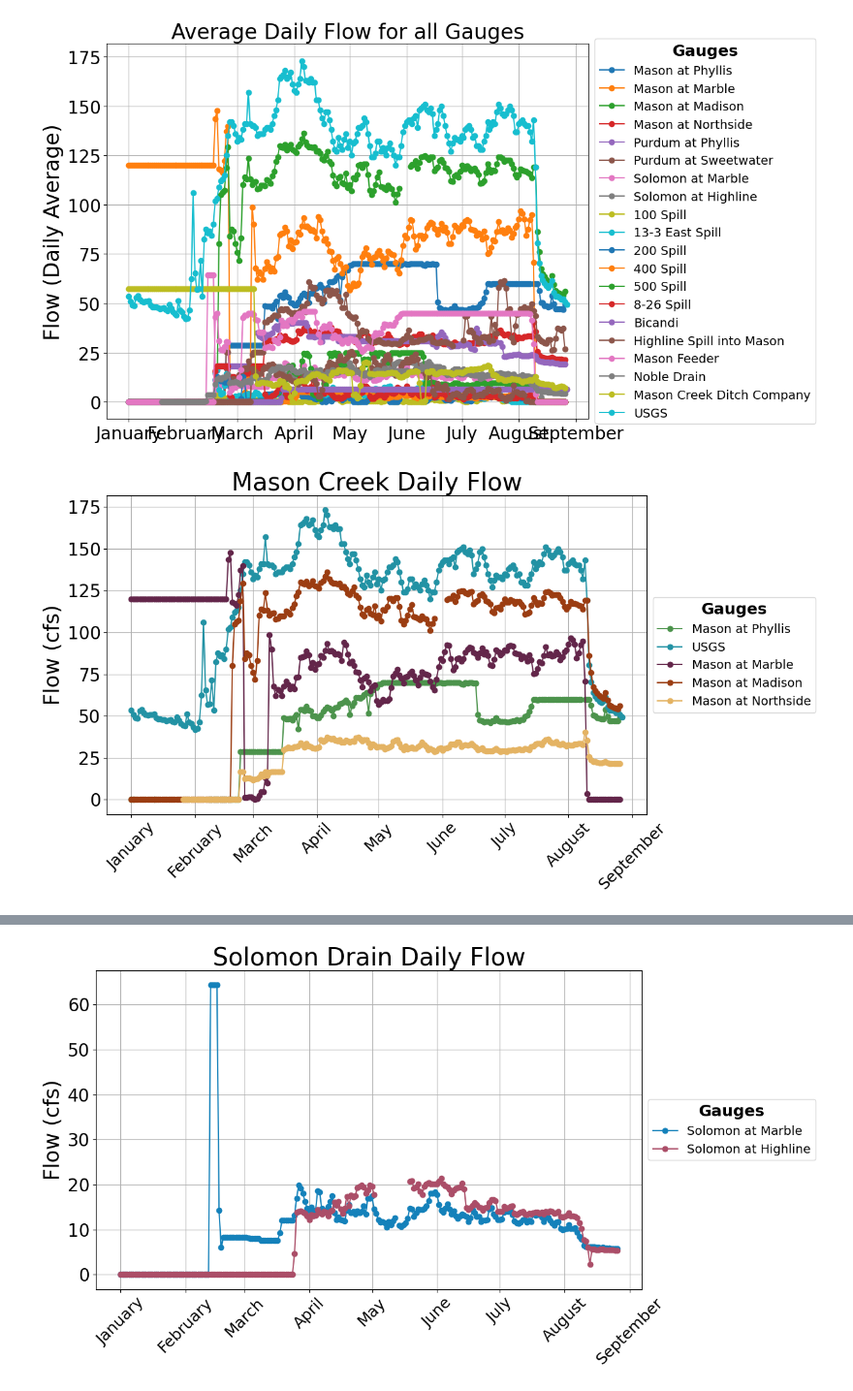
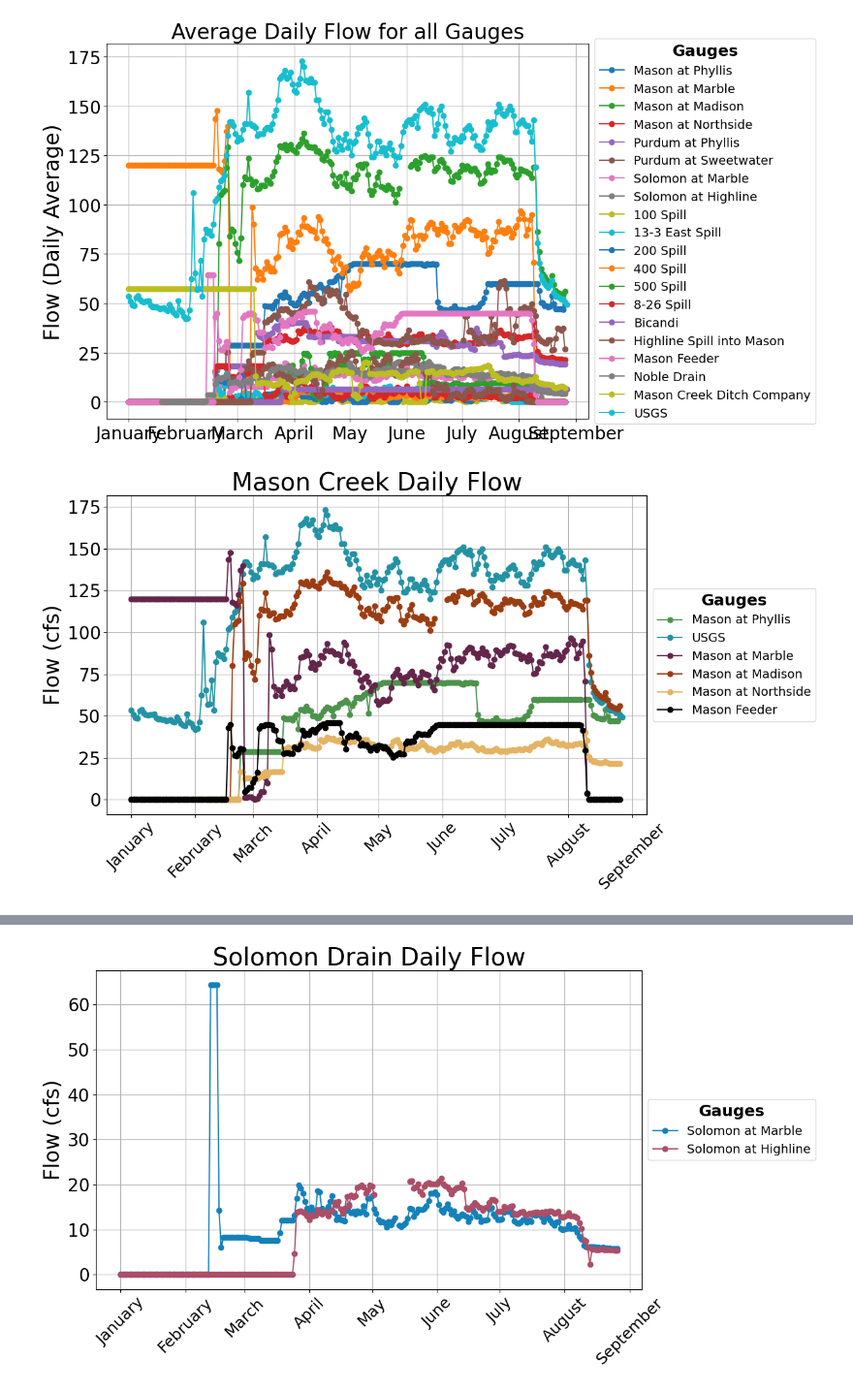
Before and after one commit to carlibeisel/mason_water_budget, a Jupyter notebook: reach_drainflow.ipynb, the cells around one changed output, grey strips where cells are left out. Shown at 97% size. Saved outputs shown, nothing was run; the diff lists cells and outputs as text; code cells hidden in the pictures.

```diff
--- a/reach_drainflow.ipynb
+++ b/reach_drainflow.ipynb
@@ -214,38 +214,38 @@ plt.show()
 
 # MASON GAUGES ONLY
 
-selected_gauges = ['Mason at Phyllis', 'USGS', 'Mason at Marble','Mason at Madison', 'Mason at Northside']
+selected_gauges = ['Mason at Phyllis', 'USGS', 'Mason at Marble','Mason at Madison', 'Mason at Northside', 'Mason Feeder']
 
-color_palette = ['#4C934C', '#2292A4','#63264A', '#9B3D12', '#E4B363']
+color_palette = ['#4C934C', '#2292A4','#63264A', '#9B3D12', '#E4B363','black']
 
 # Filter the DataFrame for the selected gauges
 filtered_gauge_df = filtered_df[filtered_df['Gauge'].isin(selected_gauges)]
 
 # Plotting
 plt.figure(figsize=(14, 7))
 
 for i, gauge in enumerate(selected_gauges):
     gauge_data = filtered_gauge_df[filtered_gauge_df['Gauge'] == gauge]
     plt.plot(gauge_data['Date'], gauge_data['Flow(cfs)'], marker='o', color=color_palette[i % len(color_palette)], label=gauge)
 
 plt.title('Mason Creek Daily Flow', fontsize=28)
 plt.xlabel('')
 plt.ylabel('Flow (cfs)', fontsize=24)
 plt.grid(True)
 
 # Set x-axis major locator to show ticks at the start of every month and format to month names
 plt.gca().xaxis.set_major_locator(mdates.MonthLocator())
 plt.gca().xaxis.set_major_formatter(mdates.DateFormatter('%B'))
 
 plt.xticks(fontsize=18)
 plt.xticks(rotation=45)
 plt.yticks(fontsize=20)
 
 legend = plt.legend(title='Gauges', fontsize=14, loc='center left', bbox_to_anchor=(1, 0.5))
 plt.setp(legend.get_title(), fontsize=18, fontweight='bold')
 
 plt.tight_layout(rect=[0, 0, 0.9, 1])
 plt.savefig('/content/drive/MyDrive/Data/Mason Water Budget/data_output/drainflow_out/Figures/mason_flow.png', dpi=300, bbox_inches='tight')
 plt.show()
 # %% [output]
-[figure, old version]
+[figure, new version]
```
Also changed, not shown: parts of 3 cells of this notebook.
